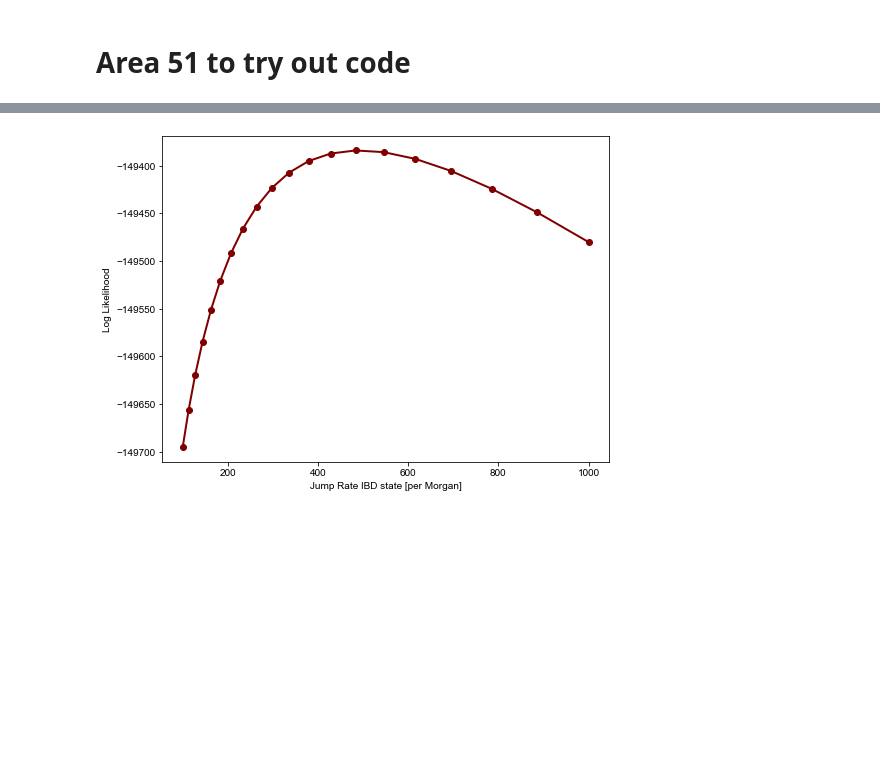
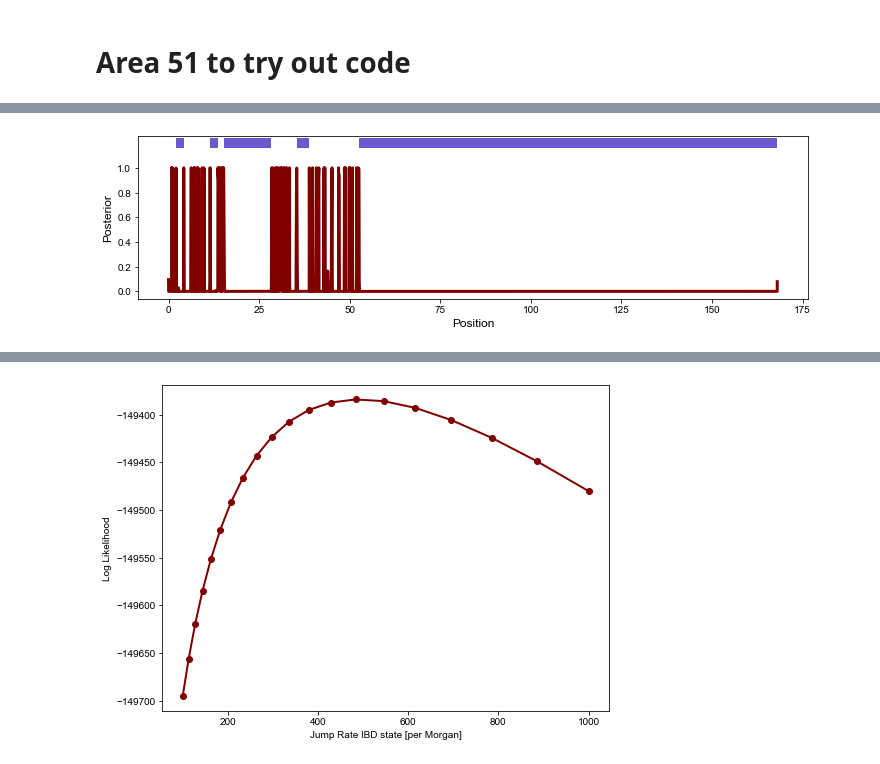
Before and after one commit to hringbauer/ancIBD, a Jupyter notebook: notebook/sandbox/run_full.ipynb, the cells around one changed output, grey strips where cells are left out. Cells and saved outputs as stored; diff of their text form; code cells hidden in the pictures; blank space fills up the shorter version.

```diff
--- a/notebook/sandbox/run_full.ipynb
+++ b/notebook/sandbox/run_full.ipynb
@@ -95 +107,5 @@ Wall time: 2.43 s
+# %%
+plot_posterior(post=post, morgan=r_vec, min_cm=2, df_ibd=df_ibd, fs_l=12, show=True)
+# %% [output]
+[figure, added]
 # %%
```
Also changed, not shown: parts of 13 cells of this notebook, 18 other files.
